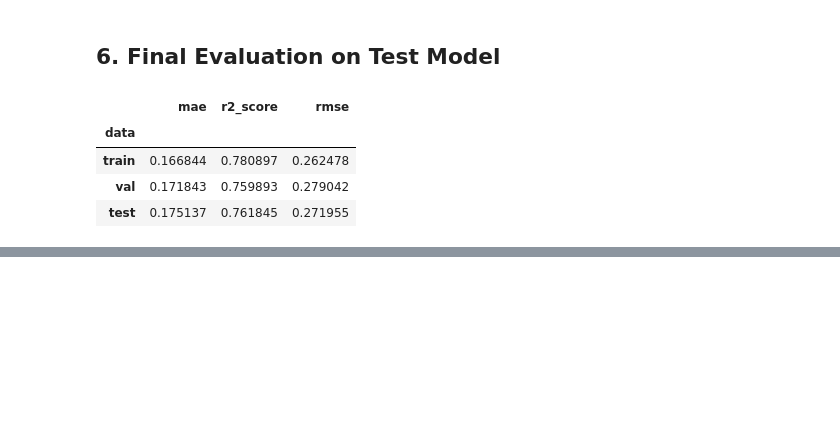
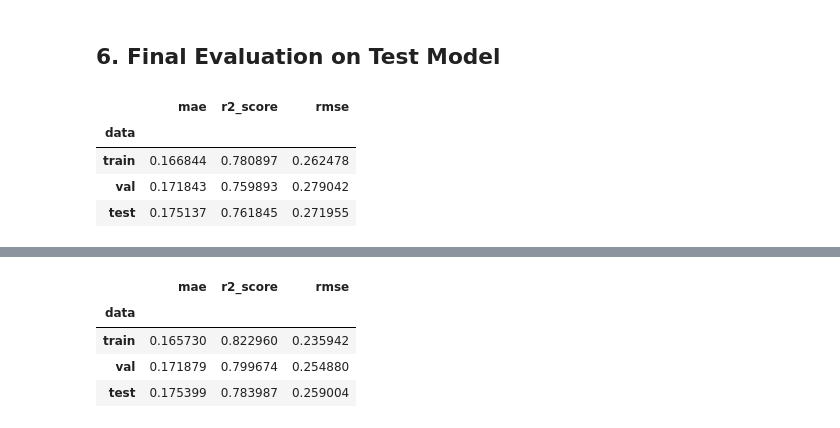
Before and after one commit to rishabhpancholi/house-price-prediction-ml-project, a Jupyter notebook: notebooks/model_training.ipynb, the cells around one changed output, grey strips where cells are left out. Cells and saved outputs as stored; diff of their text form; code cells hidden in the pictures; blank space fills up the shorter version.

```diff
--- a/notebooks/model_training.ipynb
+++ b/notebooks/model_training.ipynb
@@ -1065,0 +1293,53 @@ results_df
+# %%
+regressor = GradientBoostingRegressor(
+    n_estimators = 235,
+    min_samples_split = 7,
+    max_depth = 6,
+    max_features = 'sqrt',
+    learning_rate = 0.03349386910874345,
+    subsample =  0.5818341770483574,
+)
+
+transformer = FunctionTransformer(
+                    func = lambda x:x,
+                    inverse_func = lambda x:x
+                )
+
+model_pipeline = Pipeline(steps=[
+                ("model", TransformedTargetRegressor(
+                    regressor=regressor,
+                    transformer=transformer
+                ))
+            ])
+
+model_pipeline.fit(X_train_preprocessed,y_train)
+y_train_pred = model_pipeline.predict(X_train_preprocessed)
+y_val_pred = model_pipeline.predict(X_val_preprocessed)
+y_test_pred = model_pipeline.predict(X_test_preprocessed)
+
+train_mae = mean_absolute_error(y_train,y_train_pred)
+val_mae = mean_absolute_error(y_val,y_val_pred)
+test_mae = mean_absolute_error(y_test,y_test_pred)
+
+train_r2 = r2_score(y_train,y_train_pred)
+val_r2 = r2_score(y_val,y_val_pred)
+test_r2 = r2_score(y_test,y_test_pred)
+
+train_rmse = root_mean_squared_error(y_train,y_train_pred)
+val_rmse = root_mean_squared_error(y_val,y_val_pred)
+test_rmse = root_mean_squared_error(y_test,y_test_pred)
+
+results_df = pd.DataFrame({
+                            "data": ["train","val","test"],
+                            "mae": [train_mae,val_mae,test_mae],
+                            "r2_score": [train_r2,val_r2,test_r2],
+                            "rmse": [train_rmse,val_rmse,test_rmse]
+}).set_index("data")
+
+results_df
+# %% [output]
+|  | mae | r2_score | rmse |
+| data |  |  |  |
+| train | 0.165730 | 0.822960 | 0.235942 |
+| val | 0.171879 | 0.799674 | 0.254880 |
+| test | 0.175399 | 0.783987 | 0.259004 |
```
Also changed, not shown: parts of 7 cells of this notebook.
